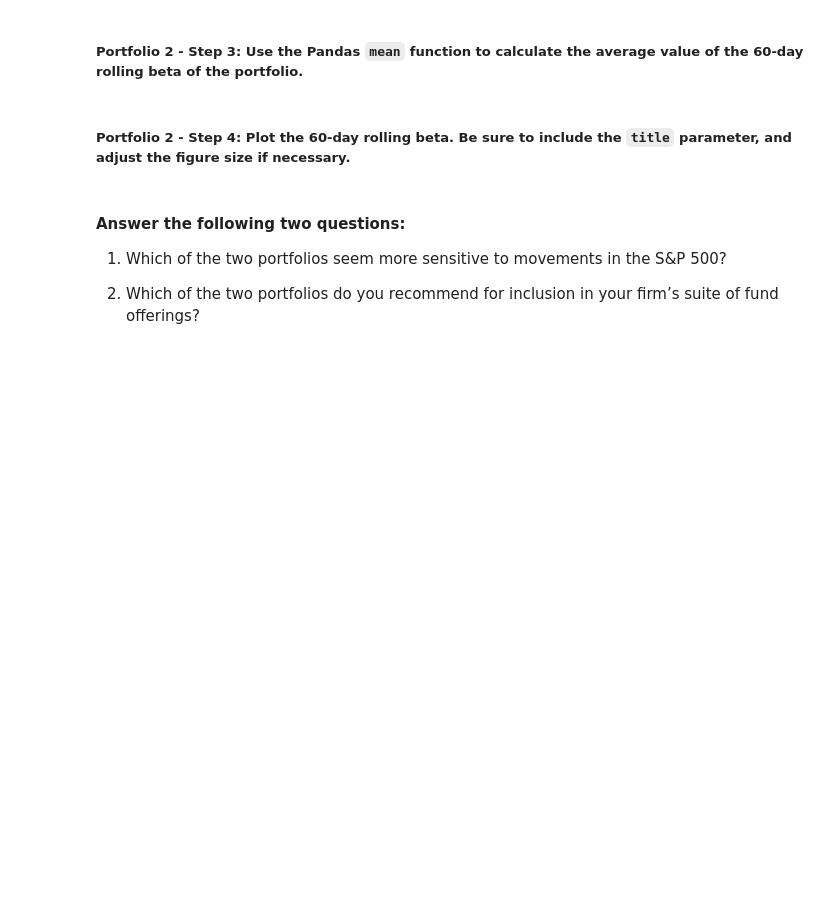
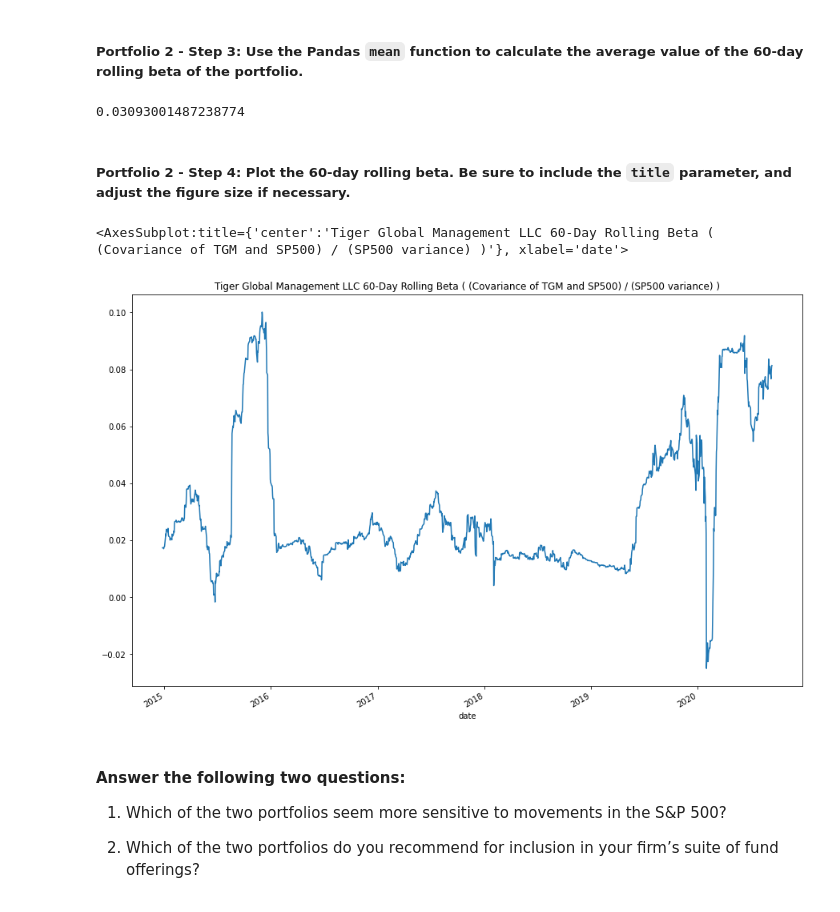
Before and after one commit to ccharafeddine/Module_4_Challenge, a Jupyter notebook: risk_return_analysis.ipynb, the cells around one changed output. Drawn from its saved outputs; the diff is of its cells as text; code cells hidden in the pictures; blank space fills up the shorter version.

```diff
--- a/risk_return_analysis.ipynb
+++ b/risk_return_analysis.ipynb
@@ -434,4 +466,7 @@ Your analysis is nearing completion. Now, you need to evaluate how the portfolio
 # %%
 # Calculate the covariance using a 60-day rolling window
 # Review the last five rows of the covariance data
-# YOUR CODE HERE
+
+tgm_cov = daily_returns_df['TIGER GLOBAL MANAGEMENT LLC'].rolling(60).cov(daily_returns_df['S&P 500'])
+
+tgm_cov.tail()
@@ -440,4 +483,7 @@ Your analysis is nearing completion. Now, you need to evaluate how the portfolio
 # %%
 # Calculate the beta based on the 60-day rolling covariance compared to the market (S&P 500)
 # Review the last five rows of the beta information
-# YOUR CODE HERE
+
+tgm_beta = tgm_cov / SP500_var
+
+tgm_beta.tail()
@@ -445,13 +499,18 @@ Your analysis is nearing completion. Now, you need to evaluate how the portfolio
 ##### Portfolio 2 - Step 3: Use the Pandas `mean` function to calculate the average value of the 60-day rolling beta of the portfolio.
 # %%
 # Calculate the average of the 60-day rolling beta
-# YOUR CODE HERE
+tgm_beta.mean()
+# %% [output]
+0.03093001487238774
 # %% [markdown]
 ##### Portfolio 2 - Step 4: Plot the 60-day rolling beta. Be sure to include the `title` parameter, and adjust the figure size if necessary.
 # %%
 # Plot the rolling beta
 # Include a title parameter and adjust the figure size
-# YOUR CODE HERE
+tgm_beta.plot(title="Tiger Global Management LLC 60-Day Rolling Beta ( (Covariance of TGM and SP500) / (SP500 variance) )", figsize=(15,10))
+# %% [output]
+<AxesSubplot:title={'center':'Tiger Global Management LLC 60-Day Rolling Beta ( (Covariance of TGM and SP500) / (SP500 variance) )'}, xlabel='date'>
+[figure, added]
 # %% [markdown]
 #### Answer the following two questions:
 
```
Also changed, not shown: parts of 9 cells of this notebook.
